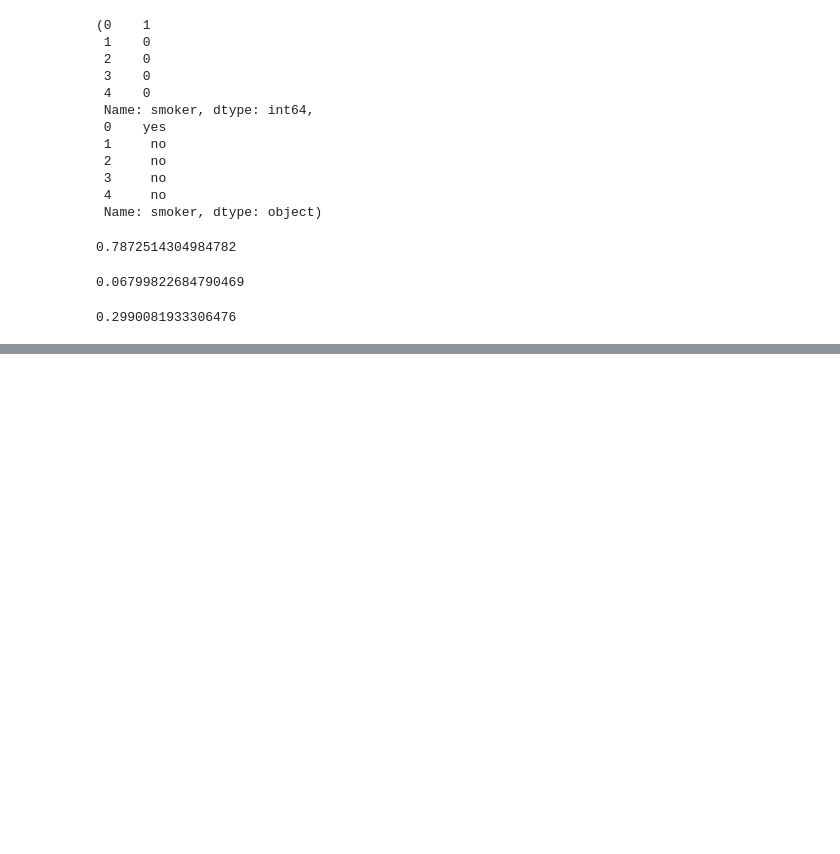
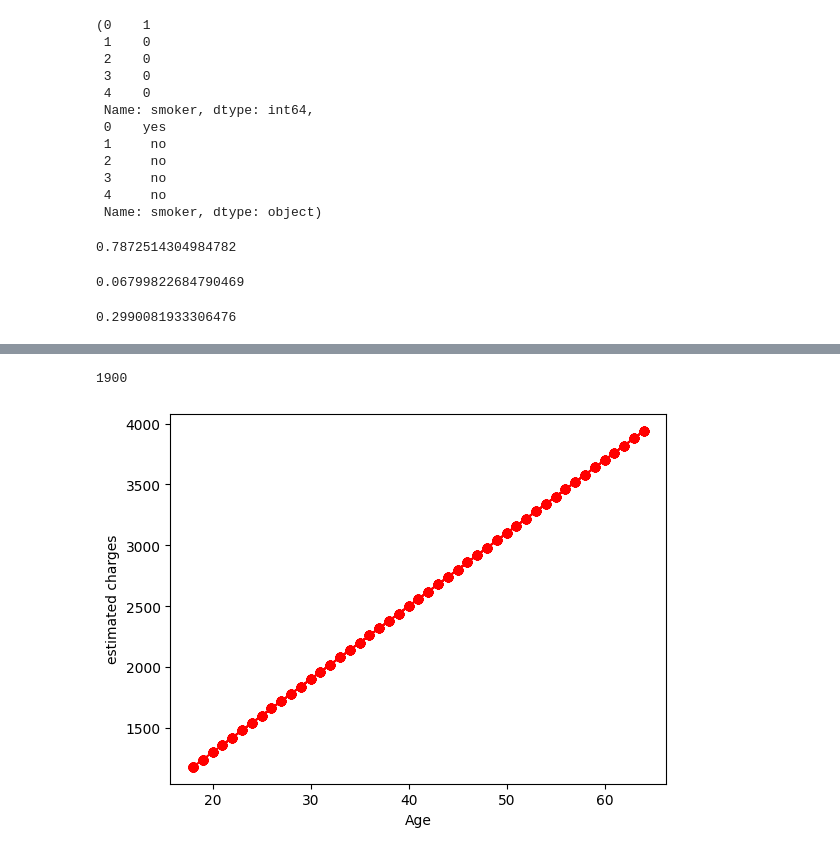
Before and after one commit to Hridayansh018/ML_Basics, a Jupyter notebook: Supervised learning/Self Revision/Linear Regression/Practice_file1.ipynb, the cells around one changed output, grey strips where cells are left out. Saved outputs shown, nothing was run; the diff lists cells and outputs as text; code cells hidden in the pictures; blank space fills up the shorter version.

```diff
--- a/Supervised learning/Self Revision/Linear Regression/Practice_file1.ipynb
+++ b/Supervised learning/Self Revision/Linear Regression/Practice_file1.ipynb
@@ -118,0 +119,20 @@ df.charges.corr(df.age)
+# %%
+def estimate_charges(age, w,b):
+    return (w)*(age)+(b)
+
+estimate_charges(30, 60,100)
+# %% [output]
+1900
+# %%
+w = 60
+b = 100
+
+age_ns = non_smoker.age
+estimate_charges = estimate_charges(age_ns, 60,100)
+# %%
+plt.plot(age_ns, estimate_charges, 'r-o')
+plt.xlabel('Age')
+plt.ylabel('estimated charges')
+plt.show()
+# %% [output]
+[figure, added]
```
Also changed, not shown: parts of 5 cells of this notebook.
